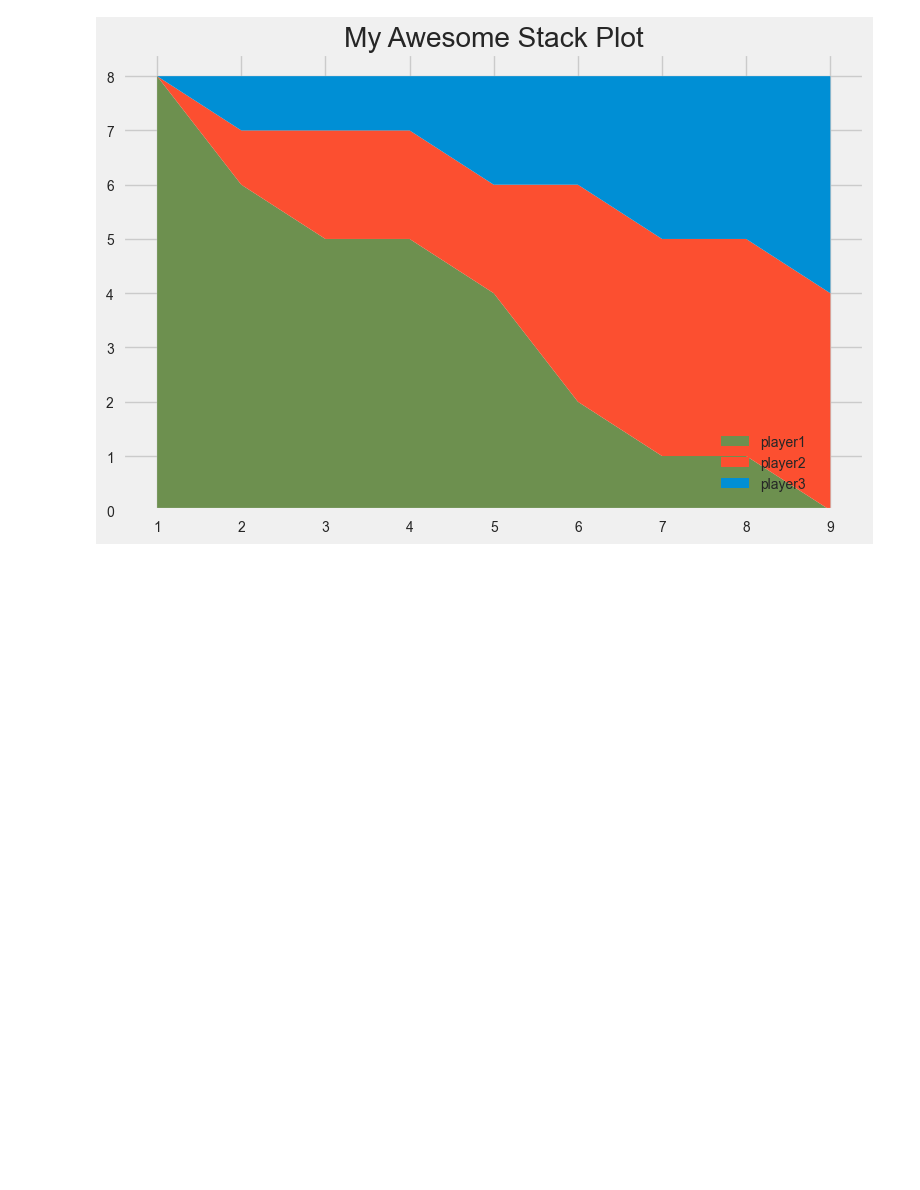
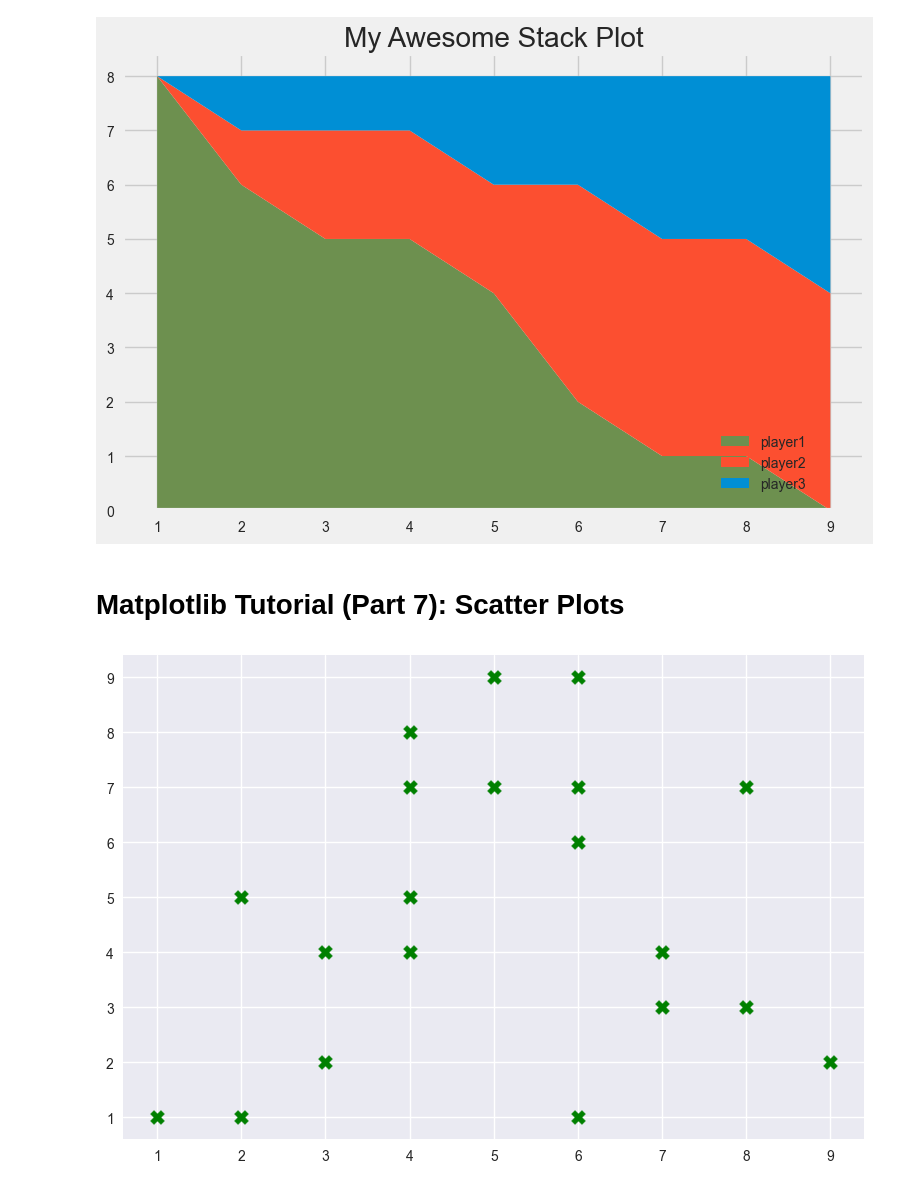
Before and after one commit to guamoshtli/Pandas, a Jupyter notebook: matplot.ipynb, the cells around one changed output. Drawn from its saved outputs; the diff is of its cells as text; code cells hidden in the pictures; blank space fills up the shorter version.

Commit message:
Matplotlib Tutorial (Part 7): Scatter Plots

```diff
--- a/matplot.ipynb
+++ b/matplot.ipynb
@@ -632,3 +632,34 @@ plt.tight_layout()
 plt.show()
 # %% [output]
 [figure]
+# %% [markdown]
+# Matplotlib Tutorial (Part 7): Scatter Plots
+# %%
+
+plt.style.use('seaborn')
+
+x = [5, 7, 8, 5, 6, 7, 9, 2, 3, 4, 4, 4, 2, 6, 3, 6, 8, 6, 4, 1]
+y = [7, 4, 3, 9, 1, 3, 2, 5, 2, 4, 8, 7, 1, 6, 4, 9, 7, 7, 5, 1]
+
+plt.scatter(x,y, s=100, c='green', marker='X')
+
+
+# colors = [7, 5, 9, 7, 5, 7, 2, 5, 3, 7, 1, 2, 8, 1, 9, 2, 5, 6, 7, 5]
+
+# sizes = [209, 486, 381, 255, 191, 315, 185, 228, 174,
+#          538, 239, 394, 399, 153, 273, 293, 436, 501, 397, 539]
+
+# data = pd.read_csv('2019-05-31-data.csv')
+# view_count = data['view_count']
+# likes = data['likes']
+# ratio = data['ratio']
+
+# plt.title('Trending YouTube Videos')
+# plt.xlabel('View Count')
+# plt.ylabel('Total Likes')
+
+plt.tight_layout()
+
+plt.show()
+# %% [output]
+[figure, added]
```
Also changed, not shown: parts of 7 cells of this notebook.
